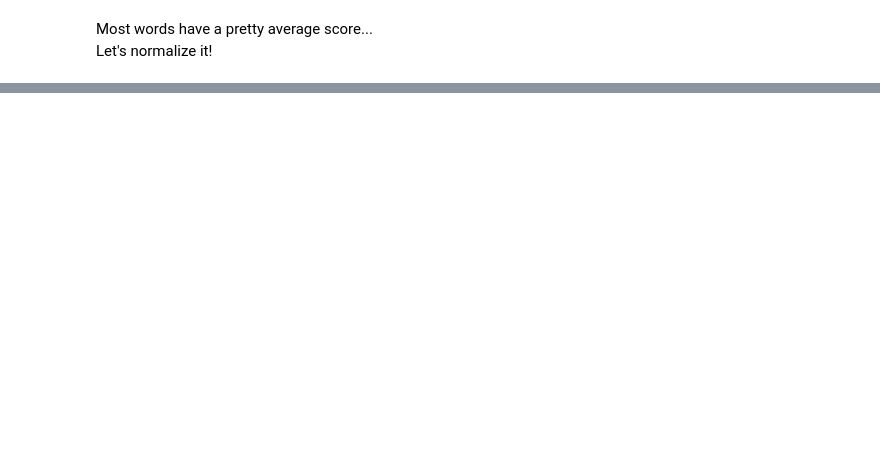
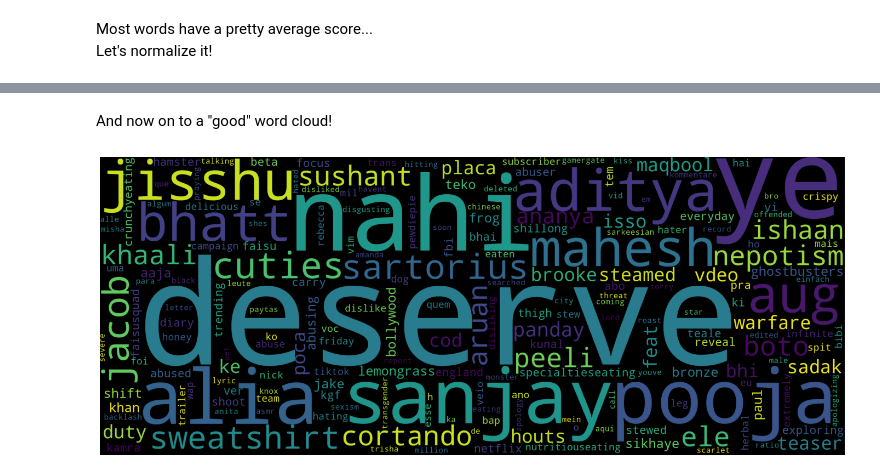
Before and after one commit to Gleethos/youtube-sentiment-analysis, a Jupyter notebook: sentiment-analyser.ipynb, the cells around one changed output, grey strips where cells are left out. Drawn from its saved outputs; the diff is of its cells as text; code cells hidden in the pictures; blank space fills up the shorter version.

```diff
--- a/sentiment-analyser.ipynb
+++ b/sentiment-analyser.ipynb
@@ -1012,0 +1057,17 @@ Nothing changed!
+# %% [markdown]
+And now on to a "good" word cloud!
+# %%
+from wordcloud import WordCloud
+
+word_string = get_word_string(positive=False)
+
+wordcloud = WordCloud(
+    background_color='black',collocations=False, width=2500, height=1000
+).generate(word_string)
+
+plt.figure(figsize = (25, 10)) # figsize must have the same ratio as width and height in WordCloud
+plt.imshow(wordcloud)
+plt.axis("off")
+plt.show()
+# %% [output]
+[figure, added]
```
Also changed, not shown: parts of 26 cells of this notebook.
